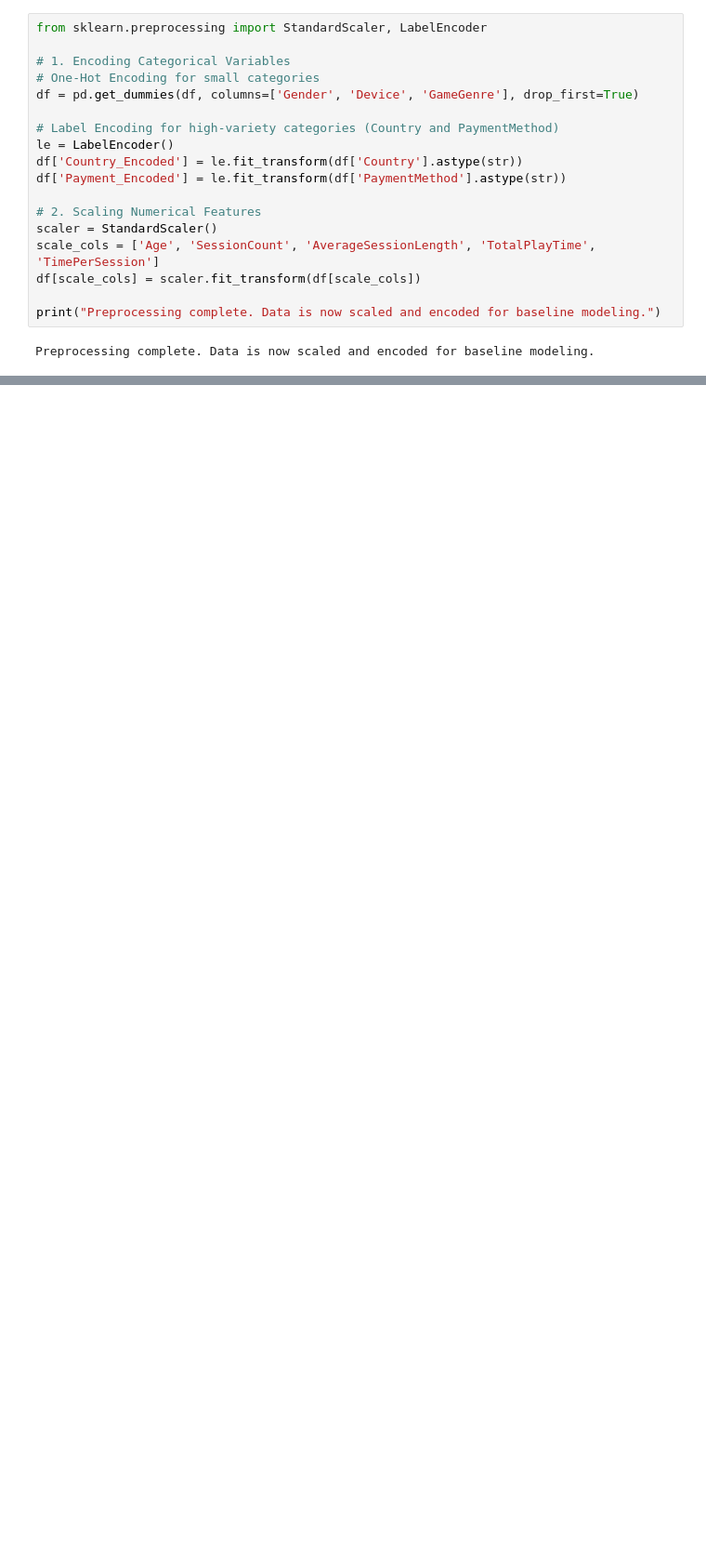
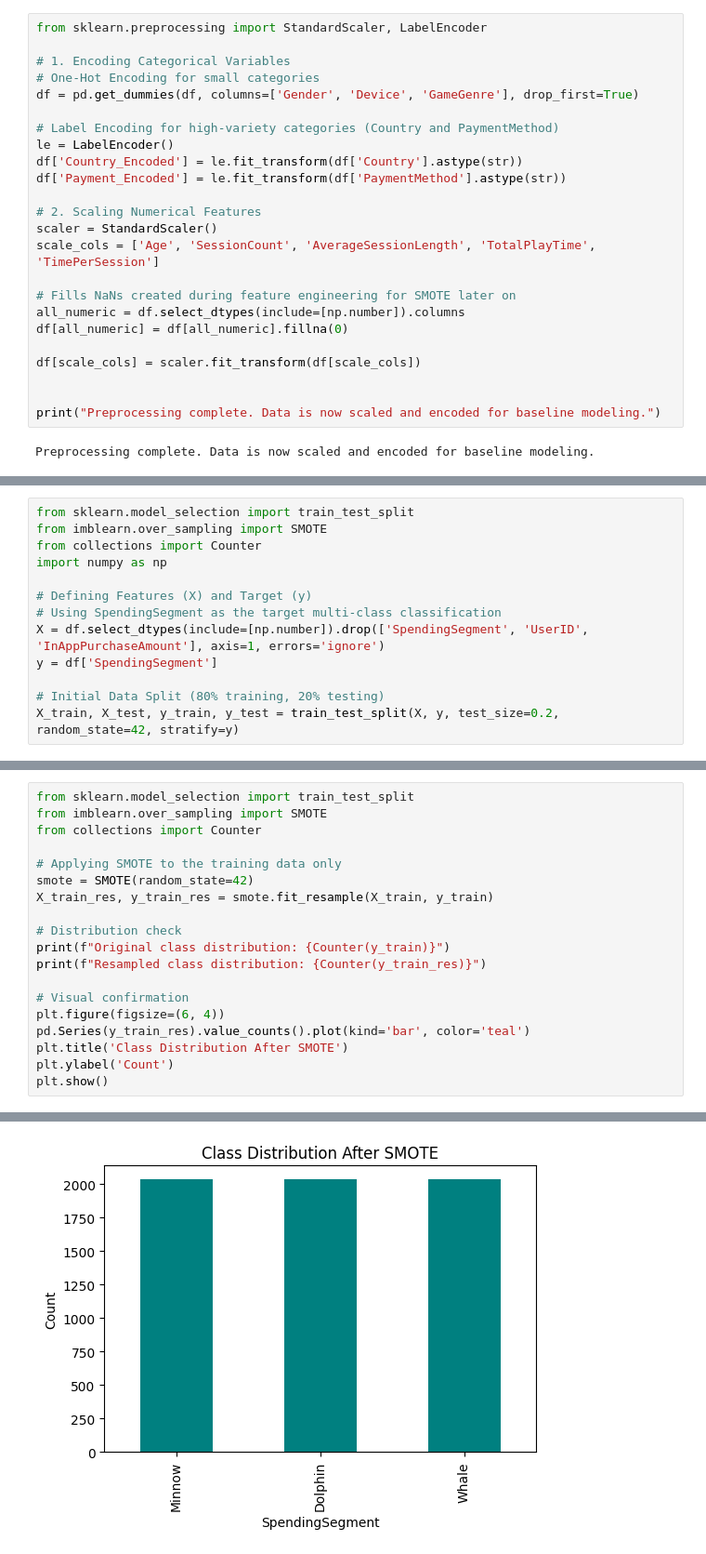
Before and after one commit to ttopejohnson-blip/Mobile-Game-Analysis, a Jupyter notebook: Copy_of_Thesis_'Mobile_Game_In_App_Purchases_–_Predicting_Signs_of_High_Spending_in_Users'.ipynb, the cells around one changed output, grey strips where cells are left out. Shown at 93% size. Cells and saved outputs as stored; diff of their text form; blank space fills up the shorter version.

Commit message:
Week 5: Implemented SMOTE and established baseline metrics

```diff
--- a/Copy_of_Thesis_'Mobile_Game_In_App_Purchases_–_Predicting_Signs_of_High_Spending_in_Users'.ipynb
+++ b/Copy_of_Thesis_'Mobile_Game_In_App_Purchases_–_Predicting_Signs_of_High_Spending_in_Users'.ipynb
@@ -122,8 +124,14 @@ df['Payment_Encoded'] = le.fit_transform(df['PaymentMethod'].astype(str))
 # 2. Scaling Numerical Features
 scaler = StandardScaler()
 scale_cols = ['Age', 'SessionCount', 'AverageSessionLength', 'TotalPlayTime', 'TimePerSession']
+
+# Fills NaNs created during feature engineering for SMOTE later on
+all_numeric = df.select_dtypes(include=[np.number]).columns
+df[all_numeric] = df[all_numeric].fillna(0)
+
 df[scale_cols] = scaler.fit_transform(df[scale_cols])
 
+
 print("Preprocessing complete. Data is now scaled and encoded for baseline modeling.")
 # %% [output]
 Preprocessing complete. Data is now scaled and encoded for baseline modeling.
@@ -129,0 +140,13 @@ Preprocessing complete. Data is now scaled and encoded for baseline modeling.
+# %%
+from sklearn.model_selection import train_test_split
+from imblearn.over_sampling import SMOTE
+from collections import Counter
+import numpy as np
+
+# Defining Features (X) and Target (y)
+# Using SpendingSegment as the target multi-class classification
+X = df.select_dtypes(include=[np.number]).drop(['SpendingSegment', 'UserID', 'InAppPurchaseAmount'], axis=1, errors='ignore')
+y = df['SpendingSegment']
+
+# Initial Data Split (80% training, 20% testing)
+X_train, X_test, y_train, y_test = train_test_split(X, y, test_size=0.2, random_state=42, stratify=y)
@@ -129,0 +155,20 @@ Preprocessing complete. Data is now scaled and encoded for baseline modeling.
+# %%
+from sklearn.model_selection import train_test_split
+from imblearn.over_sampling import SMOTE
+from collections import Counter
+
+# Applying SMOTE to the training data only
+smote = SMOTE(random_state=42)
+X_train_res, y_train_res = smote.fit_resample(X_train, y_train)
+
+# Distribution check
+print(f"Original class distribution: {Counter(y_train)}")
+print(f"Resampled class distribution: {Counter(y_train_res)}")
+
+# Visual confirmation
+plt.figure(figsize=(6, 4))
+pd.Series(y_train_res).value_counts().plot(kind='bar', color='teal')
+plt.title('Class Distribution After SMOTE')
+plt.ylabel('Count')
+plt.show()
+# %% [output]
@@ -129,0 +177 @@ Preprocessing complete. Data is now scaled and encoded for baseline modeling.
+[figure, added]
```
Also changed, not shown: parts of 9 cells of this notebook.
